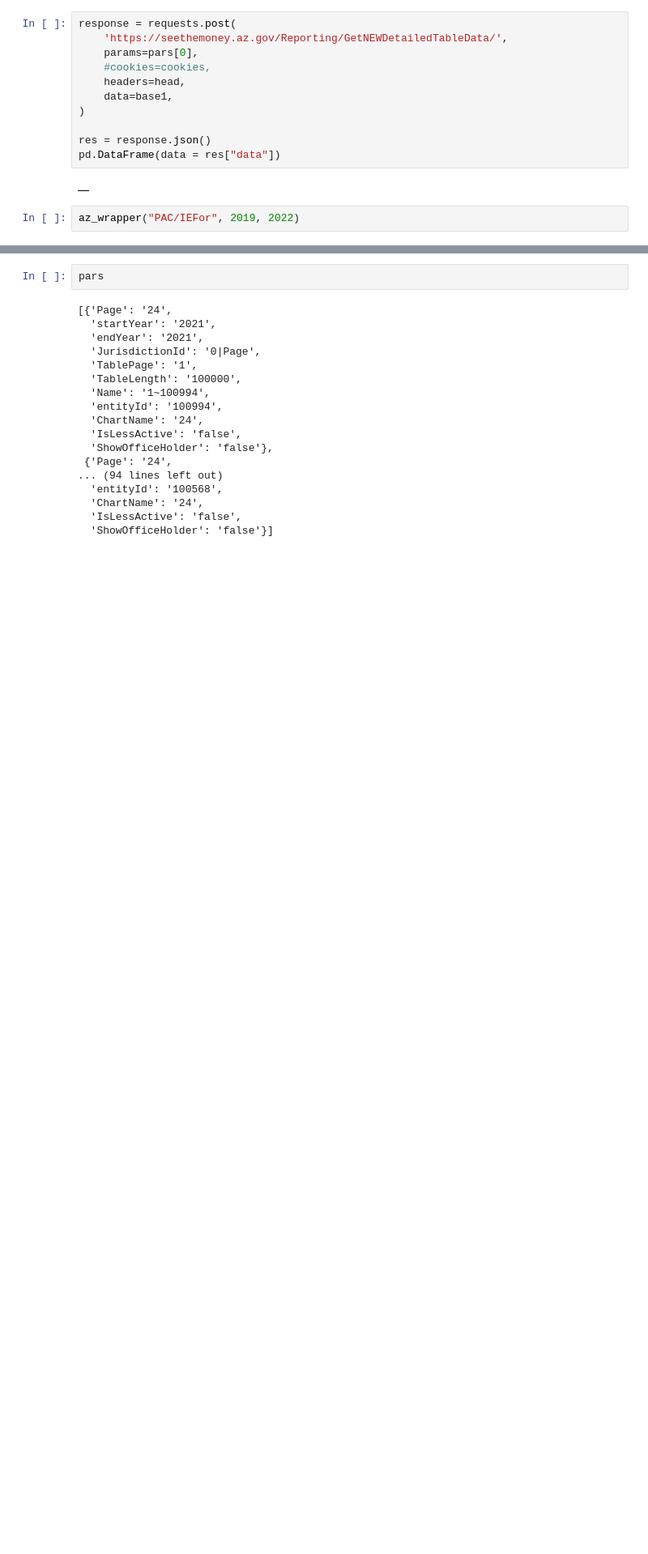
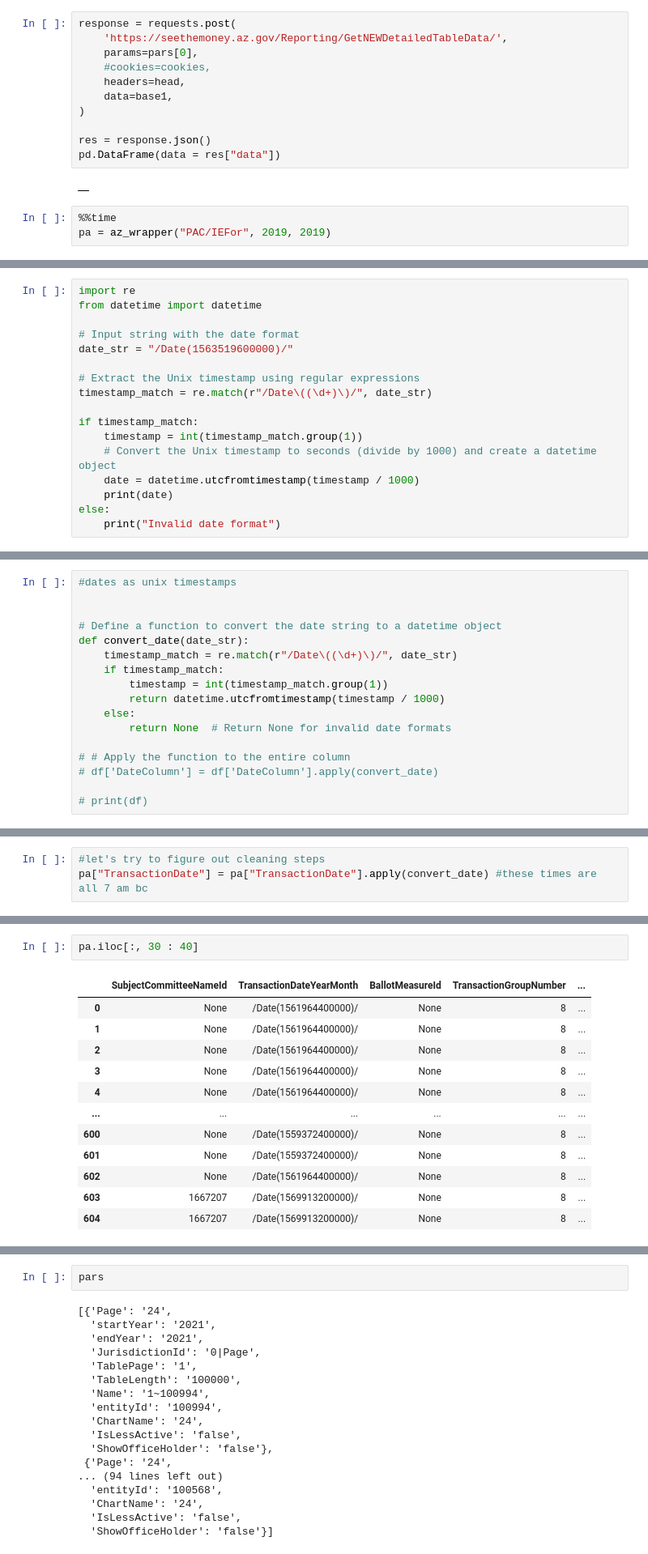
Before and after one commit to uchicago-dsi/climate-cabinet-campaign-finance-tracker, a Jupyter notebook: notebooks/az_webcrawler_3.ipynb, the cells around one changed output, grey strips where cells are left out. Shown: that part at 81% size. Drawn from its saved outputs; the diff is of its cells as text; blank space fills up the shorter version.

```diff
--- a/notebooks/az_webcrawler_3.ipynb
+++ b/notebooks/az_webcrawler_3.ipynb
@@ -533,5 +533,6 @@ pd.DataFrame(data = res["data"])
 # %% [output]
 |  |
 # %%
-az_wrapper("PAC/IEFor", 2019, 2022)
+%%time
+pa = az_wrapper("PAC/IEFor", 2019, 2019)
 # %% [output]
@@ -550,0 +541,17 @@ az_wrapper("PAC/IEFor", 2019, 2022)
+# %%
+import re
+from datetime import datetime
+
+# Input string with the date format
+date_str = "/Date(1563519600000)/"
+
+# Extract the Unix timestamp using regular expressions
+timestamp_match = re.match(r"/Date\((\d+)\)/", date_str)
+
+if timestamp_match:
+    timestamp = int(timestamp_match.group(1))
+    # Convert the Unix timestamp to seconds (divide by 1000) and create a datetime object
+    date = datetime.utcfromtimestamp(timestamp / 1000)
+    print(date)
+else:
+    print("Invalid date format")
@@ -550,0 +560,17 @@ az_wrapper("PAC/IEFor", 2019, 2022)
+# %%
+#dates as unix timestamps
+
+
+# Define a function to convert the date string to a datetime object
+def convert_date(date_str):
+    timestamp_match = re.match(r"/Date\((\d+)\)/", date_str)
+    if timestamp_match:
+        timestamp = int(timestamp_match.group(1))
+        return datetime.utcfromtimestamp(timestamp / 1000)
+    else:
+        return None  # Return None for invalid date formats
+
+# # Apply the function to the entire column
+# df['DateColumn'] = df['DateColumn'].apply(convert_date)
+
+# print(df)
@@ -550,0 +581,3 @@ az_wrapper("PAC/IEFor", 2019, 2022)
+# %%
+#let's try to figure out cleaning steps
+pa["TransactionDate"] = pa["TransactionDate"].apply(convert_date) #these times are all 7 am bc
@@ -550,0 +597,15 @@ az_wrapper("PAC/IEFor", 2019, 2022)
+# %%
+pa.iloc[:, 30 : 40]
+# %% [output]
+|  | SubjectCommitteeNameId | TransactionDateYearMonth | BallotMeasureId | TransactionGroupNumber | ... |
+| 0 | None | /Date(1561964400000)/ | None | 8 | ... |
+| 1 | None | /Date(1561964400000)/ | None | 8 | ... |
+| 2 | None | /Date(1561964400000)/ | None | 8 | ... |
+| 3 | None | /Date(1561964400000)/ | None | 8 | ... |
+| 4 | None | /Date(1561964400000)/ | None | 8 | ... |
+| ... | ... | ... | ... | ... | ... |
+| 600 | None | /Date(1559372400000)/ | None | 8 | ... |
+| 601 | None | /Date(1559372400000)/ | None | 8 | ... |
+| 602 | None | /Date(1561964400000)/ | None | 8 | ... |
+| 603 | 1667207 | /Date(1569913200000)/ | None | 8 | ... |
+| 604 | 1667207 | /Date(1569913200000)/ | None | 8 | ... |
```
Also changed, not shown: parts of 11 cells of this notebook, 2 other files.
